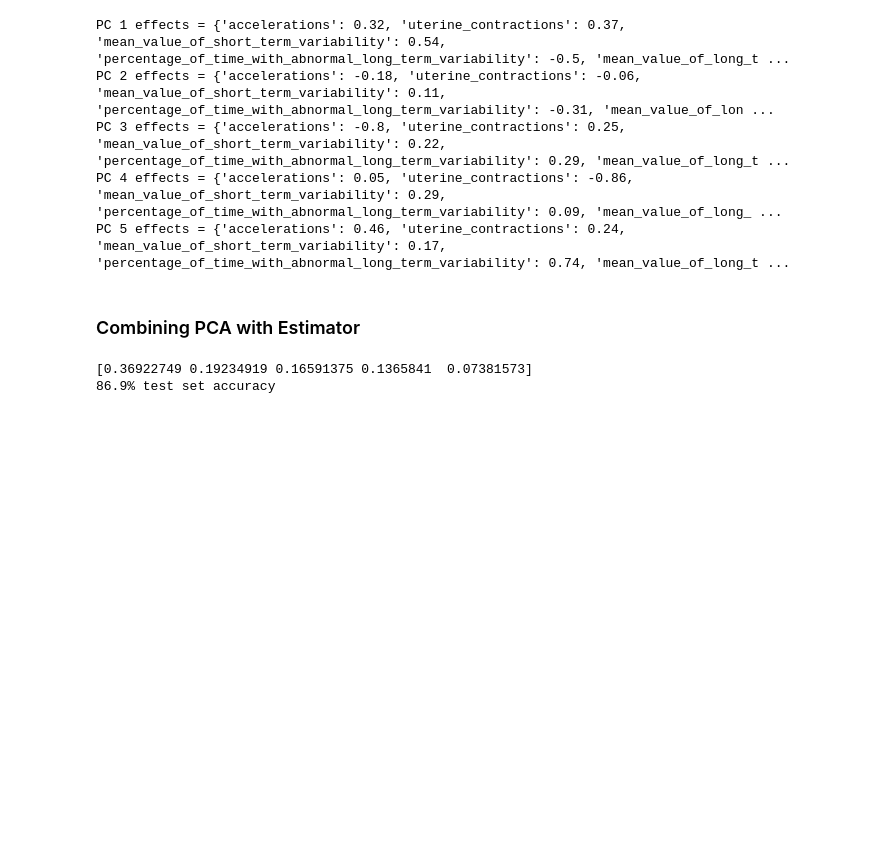
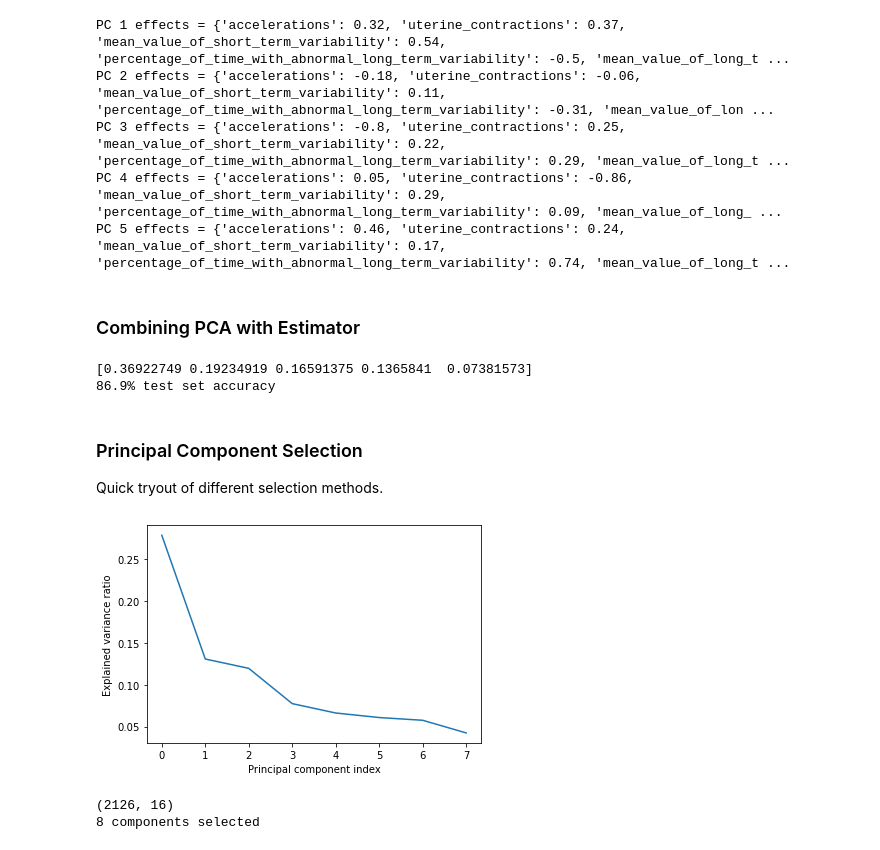
Before and after one commit to aegis301/fetal_health, a Jupyter notebook: 2_data_clustering.ipynb, the cells around one changed output. Saved outputs shown, nothing was run; the diff lists cells and outputs as text; code cells hidden in the pictures; blank space fills up the shorter version.

```diff
--- a/2_data_clustering.ipynb
+++ b/2_data_clustering.ipynb
@@ -324,0 +339,26 @@ data_red.to_csv('fetal_health_red.csv', index=False)
+# %% [markdown]
+### Principal Component Selection
+
+Quick tryout of different selection methods.
+# %%
+pipe = Pipeline([("scaler", StandardScaler()), ("reducer", PCA(n_components=0.8))])
+
+y = data["fetal_health"]
+X = data.drop(columns=["fetal_health", "Constant"])
+
+pipe.fit(X)
+
+var = pipe['reducer'].explained_variance_ratio_
+
+plt.plot(var)
+
+plt.xlabel('Principal component index')
+plt.ylabel('Explained variance ratio')
+
+plt.show()
+print(X.shape)
+print(f'{len(pipe["reducer"].components_)} components selected')
+# %% [output]
+[figure, added]
+(2126, 16)
+8 components selected
```
Also changed, not shown: parts of 15 cells of this notebook.
